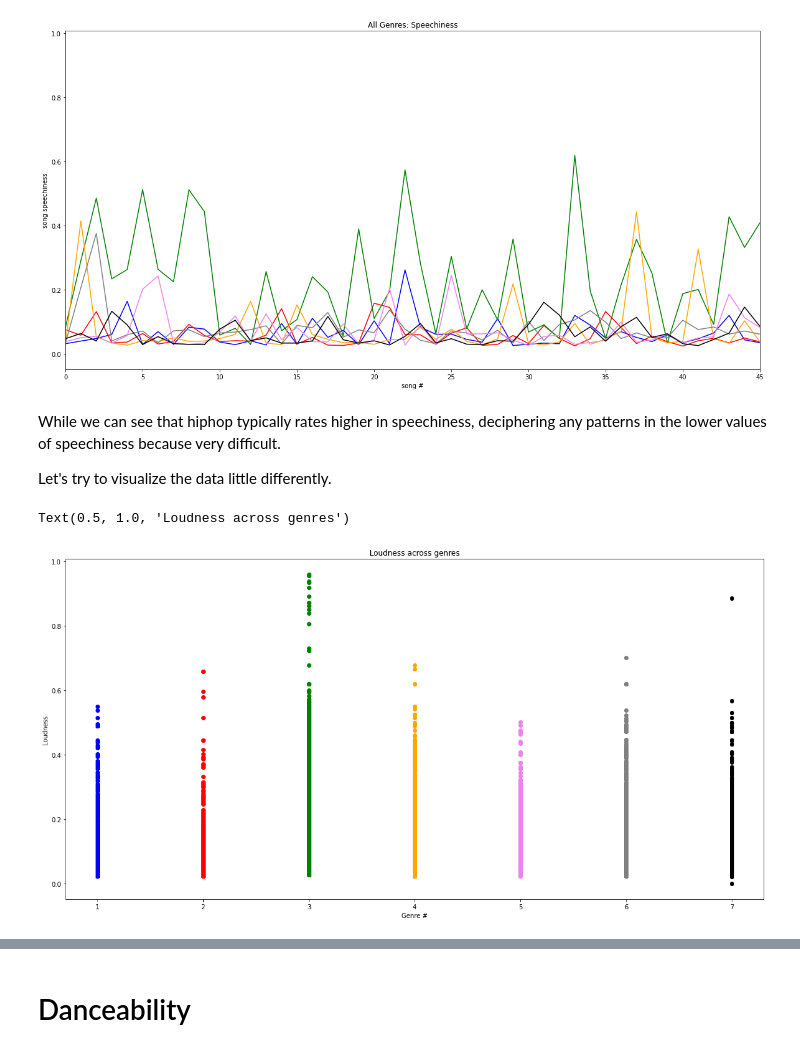
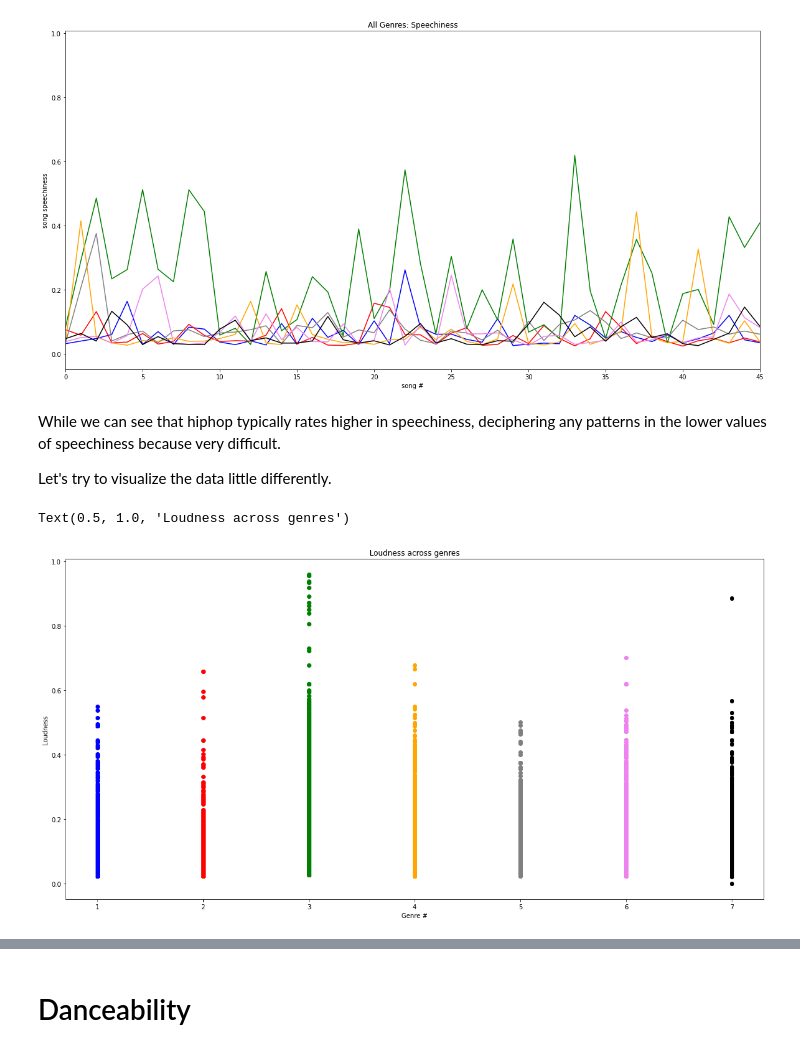
Before and after one commit to AnthonyMarin/CSCI-166-GenreClassification, a Jupyter notebook: Untitled.ipynb, the cells around one changed output, grey strips where cells are left out. Drawn from its saved outputs; the diff is of its cells as text; code cells hidden in the pictures.

```diff
--- a/Untitled.ipynb
+++ b/Untitled.ipynb
@@ -63,22 +63,3 @@ ppt.title("All Genres: Speechiness")
 ppt.show()
 # %% [output]
 [figure]
-# %% [markdown]
-While we can see that hiphop typically rates higher in speechiness, deciphering any patterns in the lower values of speechiness because very difficult.
-
-Let's try to visualize the data little differently.
-# %%
-ppt.figure(figsize=(20,10))
-ppt.scatter(alt.genre_tag,alt.speechiness, color = 'blue')
-ppt.scatter(blues.genre_tag,blues.speechiness, color = 'red')
-ppt.scatter(hiphop.genre_tag,hiphop.speechiness, color = 'green')
-ppt.scatter(indie.genre_tag,indie.speechiness, color = 'orange')
-ppt.scatter(metal.genre_tag,metal.speechiness, color = 'violet')
-ppt.scatter(pop.genre_tag,pop.speechiness, color = 'gray')
-ppt.scatter(rock.genre_tag,rock.speechiness, color = 'black')
-ppt.xlabel("Genre #")
-ppt.ylabel("Loudness")
-ppt.title("Loudness across genres")
-# %% [output]
-Text(0.5, 1.0, 'Loudness across genres')
-[figure, removed]
@@ -86,0 +66,19 @@ Not much information is gained, but we can confirm that hiphop has high levels o
+# %% [markdown]
+While we can see that hiphop typically rates higher in speechiness, deciphering any patterns in the lower values of speechiness because very difficult.
+
+Let's try to visualize the data little differently.
+# %%
+ppt.figure(figsize=(20,10))
+ppt.scatter(alt.genre_tag,alt.speechiness, color = 'blue')
+ppt.scatter(blues.genre_tag,blues.speechiness, color = 'red')
+ppt.scatter(hiphop.genre_tag,hiphop.speechiness, color = 'green')
+ppt.scatter(indie.genre_tag,indie.speechiness, color = 'orange')
+ppt.scatter(metal.genre_tag,metal.speechiness, color = 'gray')
+ppt.scatter(pop.genre_tag,pop.speechiness, color = 'violet')
+ppt.scatter(rock.genre_tag,rock.speechiness, color = 'black')
+ppt.xlabel("Genre #")
+ppt.ylabel("Loudness")
+ppt.title("Loudness across genres")
+# %% [output]
+Text(0.5, 1.0, 'Loudness across genres')
+[figure, added]
```
Also changed, not shown: parts of 32 cells of this notebook, 1 other file.
